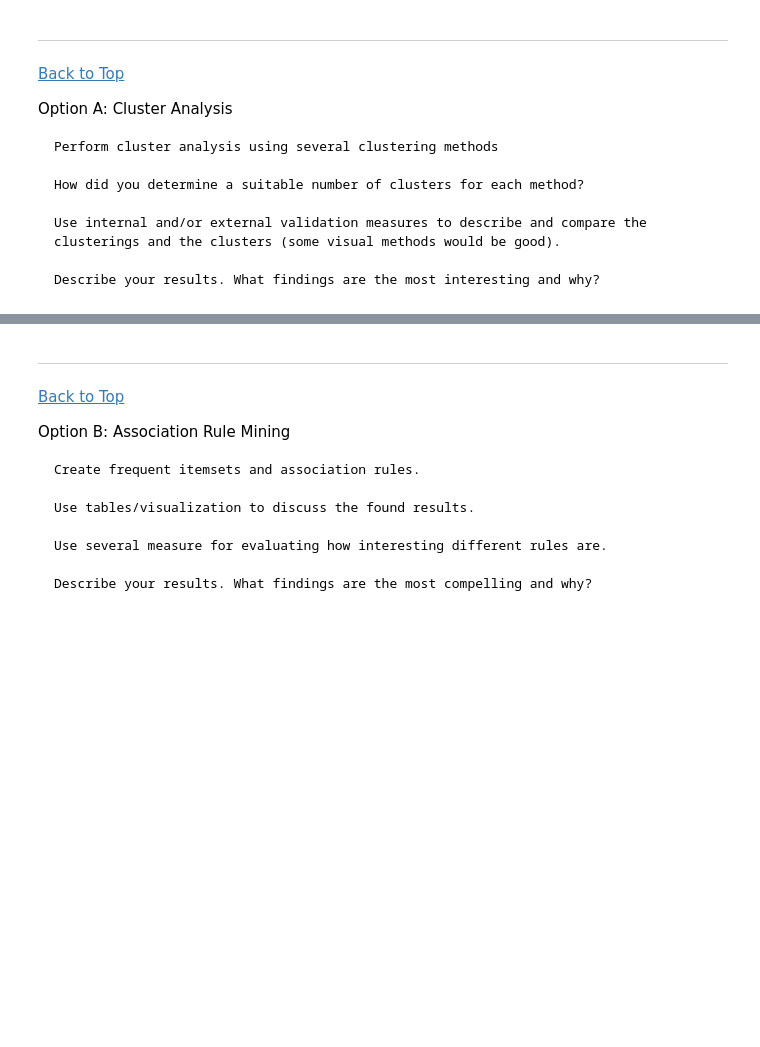
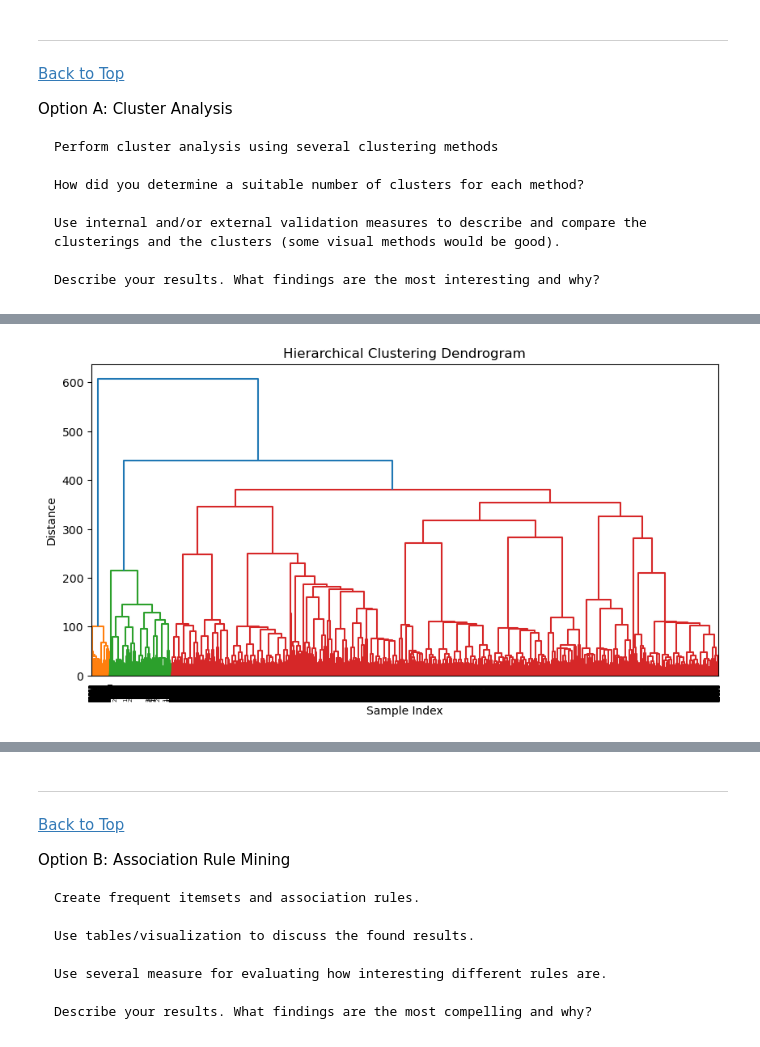
Before and after one commit to Mcusac/OnlineNewsPopML, a Jupyter notebook: 3 - Clustering, Association Rules, or Recommenders/Clustering(Matt).ipynb, the cells around one changed output, grey strips where cells are left out. Cells and saved outputs as stored; diff of their text form; code cells hidden in the pictures; blank space fills up the shorter version.

```diff
--- a/3 - Clustering, Association Rules, or Recommenders/Clustering(Matt).ipynb
+++ b/3 - Clustering, Association Rules, or Recommenders/Clustering(Matt).ipynb
@@ -167,0 +184,15 @@ plt.show()
+# %%
+# Choose a clustering algorithm (Hierachical Clustering)
+
+# Perform hierarchical clustering
+linkage_matrix = linkage(df1_std, method='ward')
+
+# Plot the dendrogram
+plt.figure(figsize=(10, 5))
+dendrogram(linkage_matrix)
+plt.title('Hierarchical Clustering Dendrogram')
+plt.xlabel('Sample Index')
+plt.ylabel('Distance')
+plt.show()
+# %% [output]
+[figure, added]
```
Also changed, not shown: parts of 18 cells of this notebook, 2 other files.
